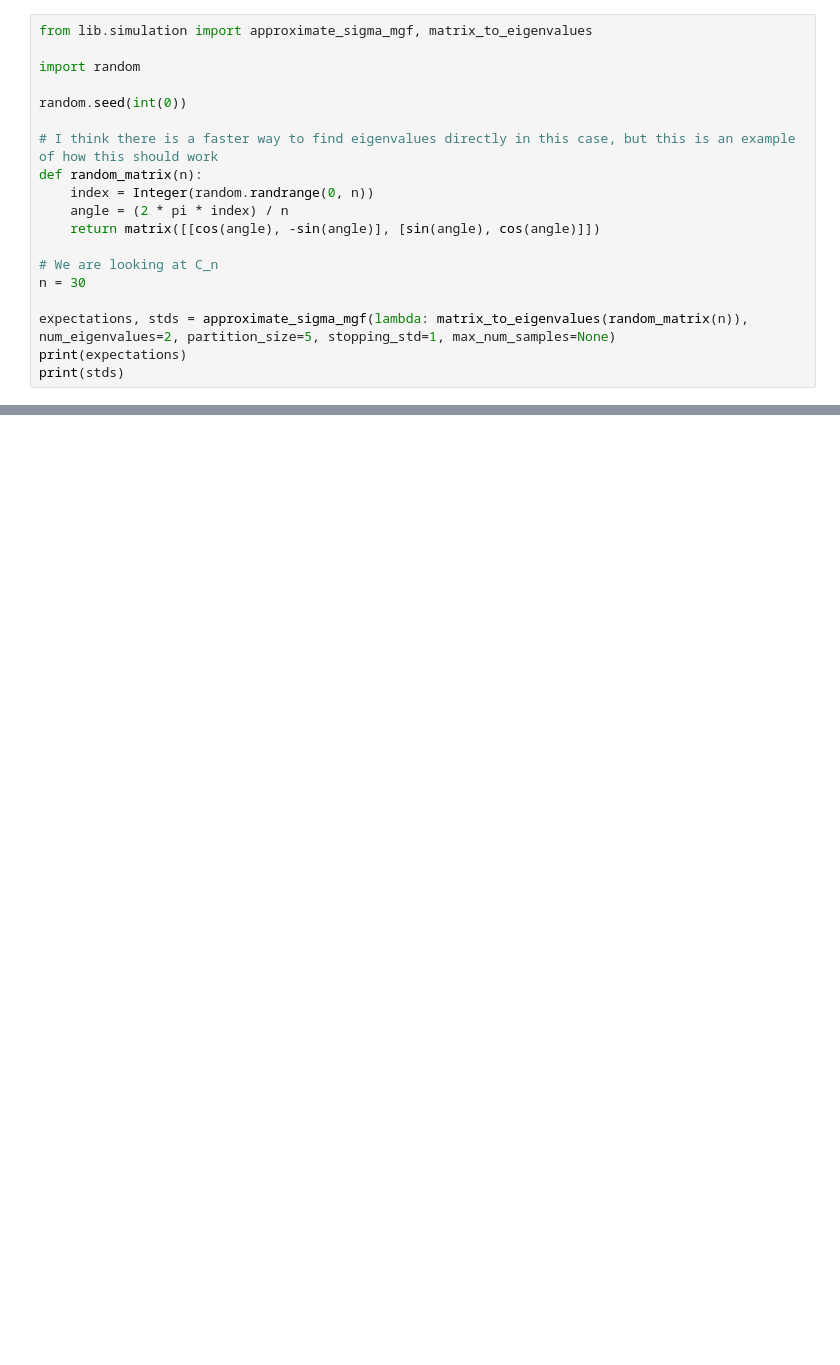
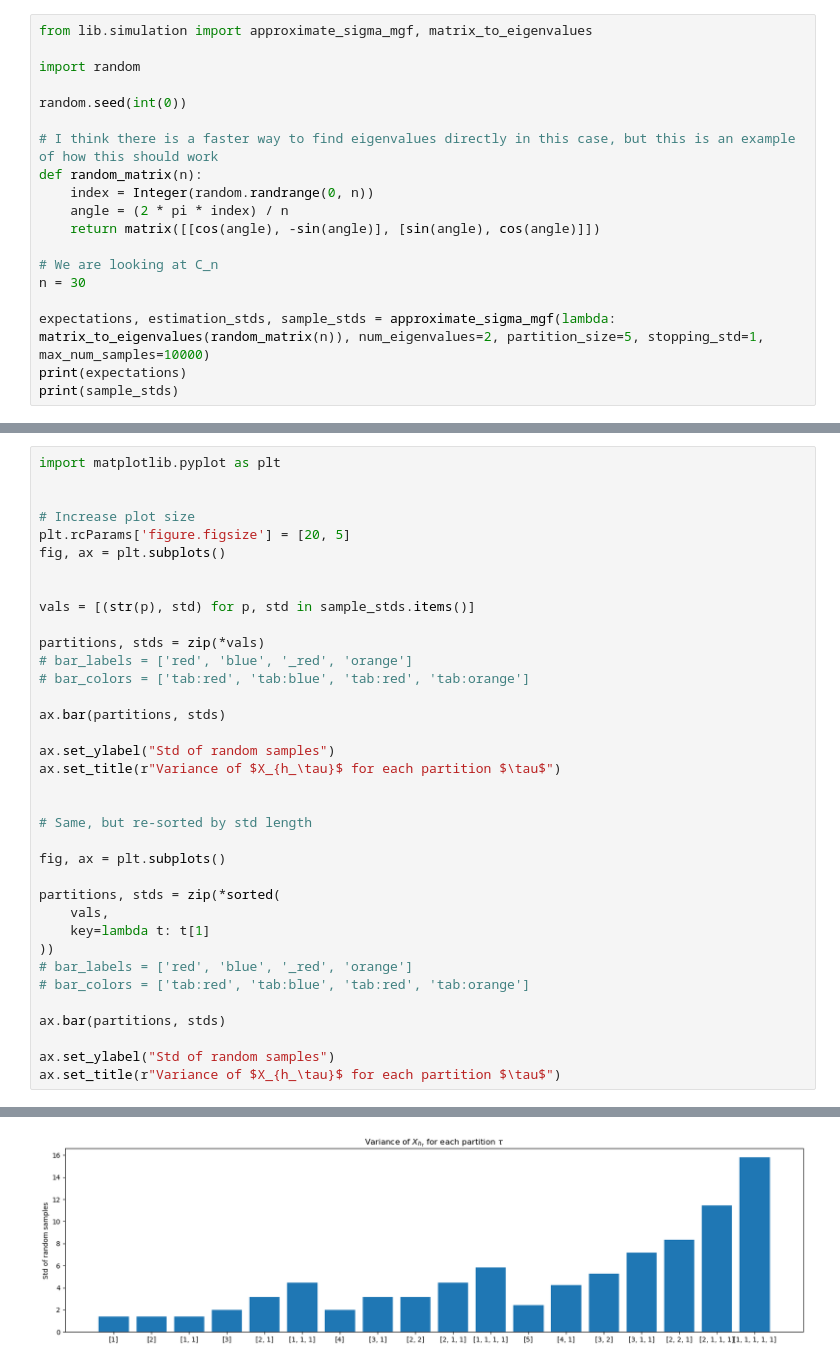
Before and after one commit to micnekr/computing-lambda-distributions, a Jupyter notebook: cyclic.ipynb, the cells around one changed output, grey strips where cells are left out. Cells and saved outputs as stored; diff of their text form; blank space fills up the shorter version.

Commit message:
Looking at variances of each term

```diff
--- a/cyclic.ipynb
+++ b/cyclic.ipynb
@@ -14,7 +14,7 @@ def random_matrix(n):
 # We are looking at C_n
 n = 30
 
-expectations, stds = approximate_sigma_mgf(lambda: matrix_to_eigenvalues(random_matrix(n)), num_eigenvalues=2, partition_size=5, stopping_std=1, max_num_samples=None)
+expectations, estimation_stds, sample_stds = approximate_sigma_mgf(lambda: matrix_to_eigenvalues(random_matrix(n)), num_eigenvalues=2, partition_size=5, stopping_std=1, max_num_samples=10000)
 print(expectations)
-print(stds)
+print(sample_stds)
 # %% [output]
@@ -37,0 +38,37 @@ Sample variance for [2, 1, 1, 1] is 130.29319320073023; estimate variance is 1.4
+# %%
+import matplotlib.pyplot as plt
+
+
+# Increase plot size
+plt.rcParams['figure.figsize'] = [20, 5]
+fig, ax = plt.subplots()
+
+
+vals = [(str(p), std) for p, std in sample_stds.items()]
+
+partitions, stds = zip(*vals)
+# bar_labels = ['red', 'blue', '_red', 'orange']
+# bar_colors = ['tab:red', 'tab:blue', 'tab:red', 'tab:orange']
+
+ax.bar(partitions, stds)
+
+ax.set_ylabel("Std of random samples")
+ax.set_title(r"Variance of $X_{h_\tau}$ for each partition $\tau$")
+
+
+# Same, but re-sorted by std length
+
+fig, ax = plt.subplots()
+
+partitions, stds = zip(*sorted(
+    vals,
+    key=lambda t: t[1]
+))
+# bar_labels = ['red', 'blue', '_red', 'orange']
+# bar_colors = ['tab:red', 'tab:blue', 'tab:red', 'tab:orange']
+
+ax.bar(partitions, stds)
+
+ax.set_ylabel("Std of random samples")
+ax.set_title(r"Variance of $X_{h_\tau}$ for each partition $\tau$")
+# %% [output]
@@ -37,0 +76 @@ Sample variance for [2, 1, 1, 1] is 130.29319320073023; estimate variance is 1.4
+[figure, added]
```
Also changed, not shown: parts of 2 cells of this notebook, 1 other file.
